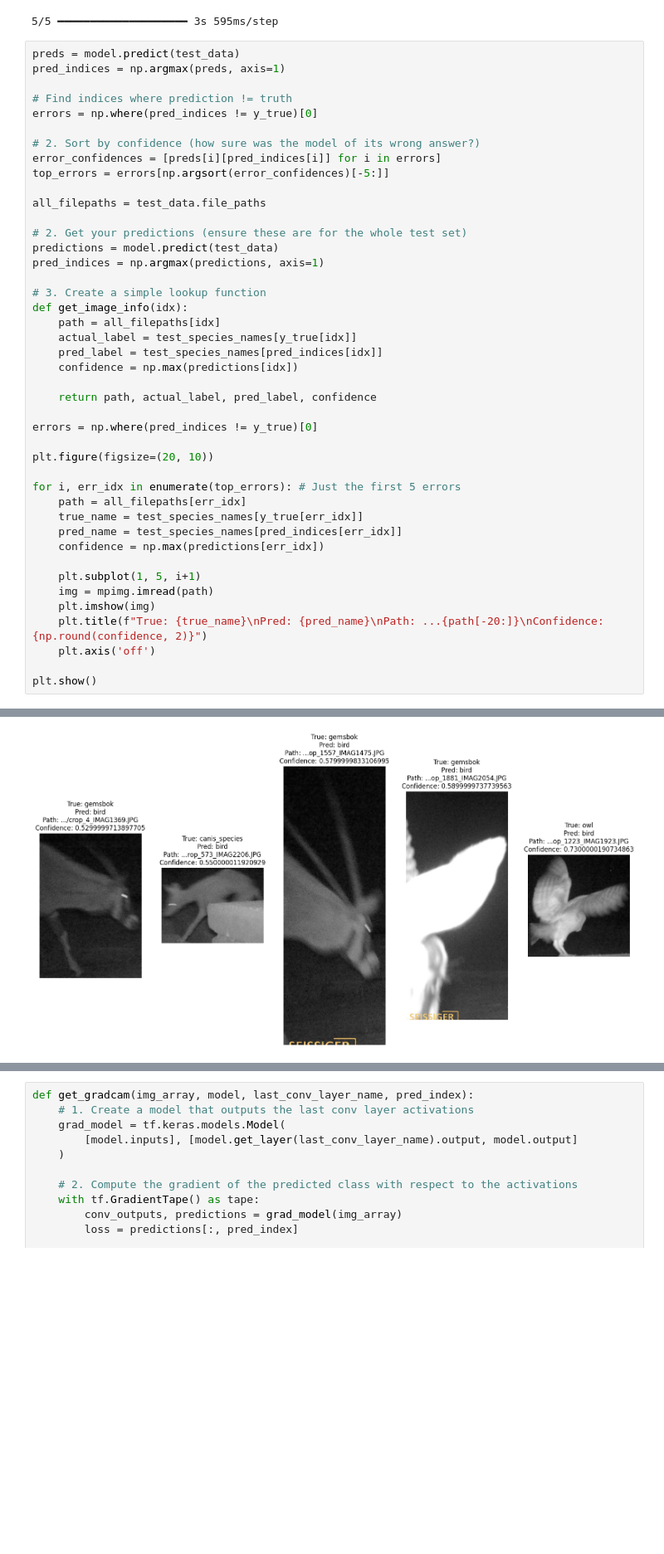
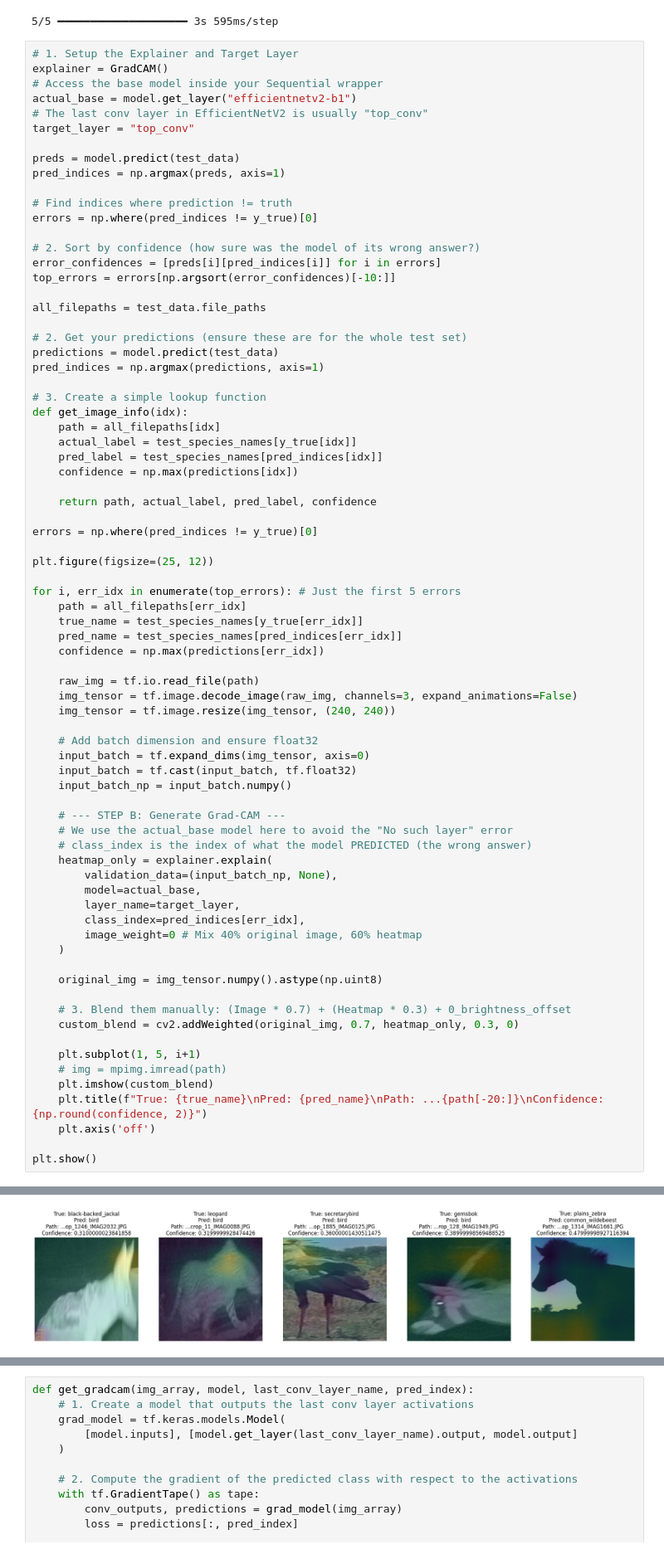
Before and after one commit to etcasketera/ge-camera-trap-analysis, a Jupyter notebook: efficent_net_train.ipynb, the cells around one changed output, grey strips where cells are left out. Shown at 83% size. Saved outputs shown, nothing was run; the diff lists cells and outputs as text; blank space fills up the shorter version.

```diff
--- a/efficent_net_train.ipynb
+++ b/efficent_net_train.ipynb
@@ -269,6 +267,13 @@ top_errors = errors[np.argsort(error_confidences)[-5:]]
 # %% [output]
 5/5 ━━━━━━━━━━━━━━━━━━━━ 3s 595ms/step
 # %%
+# 1. Setup the Explainer and Target Layer
+explainer = GradCAM()
+# Access the base model inside your Sequential wrapper
+actual_base = model.get_layer("efficientnetv2-b1")
+# The last conv layer in EfficientNetV2 is usually "top_conv"
+target_layer = "top_conv"
+
 preds = model.predict(test_data)
 pred_indices = np.argmax(preds, axis=1)
 
@@ -277,7 +282,7 @@ errors = np.where(pred_indices != y_true)[0]
 
 # 2. Sort by confidence (how sure was the model of its wrong answer?)
 error_confidences = [preds[i][pred_indices[i]] for i in errors]
-top_errors = errors[np.argsort(error_confidences)[-5:]]
+top_errors = errors[np.argsort(error_confidences)[-10:]]
 
 all_filepaths = test_data.file_paths
 
@@ -296,7 +301,7 @@ def get_image_info(idx):
 
 errors = np.where(pred_indices != y_true)[0]
 
-plt.figure(figsize=(20, 10))
+plt.figure(figsize=(25, 12))
 
 for i, err_idx in enumerate(top_errors): # Just the first 5 errors
     path = all_filepaths[err_idx]
@@ -304,9 +309,34 @@ for i, err_idx in enumerate(top_errors): # Just the first 5 errors
     pred_name = test_species_names[pred_indices[err_idx]]
     confidence = np.max(predictions[err_idx])
 
+    raw_img = tf.io.read_file(path)
+    img_tensor = tf.image.decode_image(raw_img, channels=3, expand_animations=False)
+    img_tensor = tf.image.resize(img_tensor, (240, 240))
+
+    # Add batch dimension and ensure float32
+    input_batch = tf.expand_dims(img_tensor, axis=0)
+    input_batch = tf.cast(input_batch, tf.float32)
+    input_batch_np = input_batch.numpy()
+
+    # --- STEP B: Generate Grad-CAM ---
+    # We use the actual_base model here to avoid the "No such layer" error
+    # class_index is the index of what the model PREDICTED (the wrong answer)
+    heatmap_only = explainer.explain(
+        validation_data=(input_batch_np, None),
+        model=actual_base,
+        layer_name=target_layer,
+        class_index=pred_indices[err_idx],
+        image_weight=0 # Mix 40% original image, 60% heatmap
+    )
+
+    original_img = img_tensor.numpy().astype(np.uint8)
+
+    # 3. Blend them manually: (Image * 0.7) + (Heatmap * 0.3) + 0_brightness_offset
+    custom_blend = cv2.addWeighted(original_img, 0.7, heatmap_only, 0.3, 0)
+
     plt.subplot(1, 5, i+1)
-    img = mpimg.imread(path)
-    plt.imshow(img)
+    # img = mpimg.imread(path)
+    plt.imshow(custom_blend)
     plt.title(f"True: {true_name}\nPred: {pred_name}\nPath: ...{path[-20:]}\nConfidence: {np.round(confidence, 2)}")
     plt.axis('off')
 
@@ -317,2 +348,2 @@ plt.show()
-[figure, old version]
+[figure, new version]
 # %%
```
Also changed, not shown: parts of 7 cells of this notebook, 2 other files.
